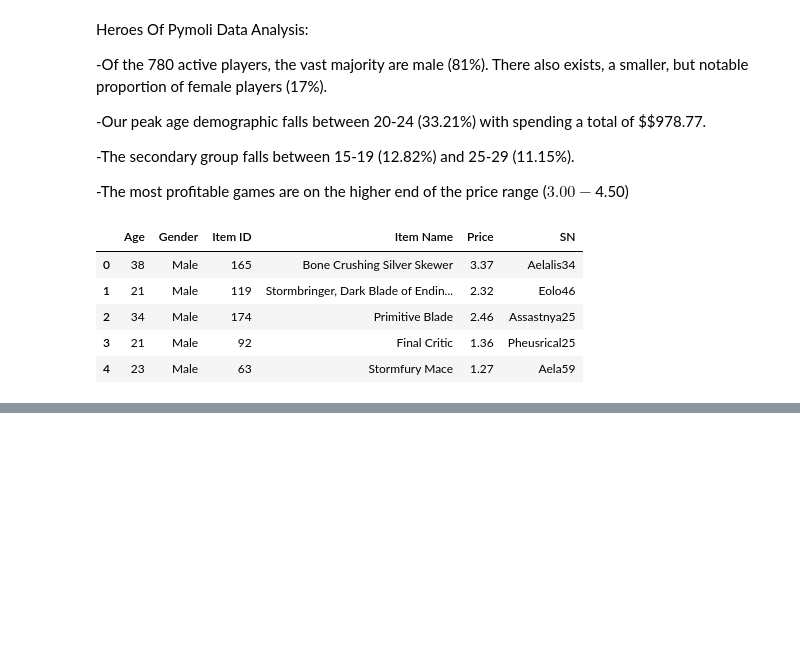
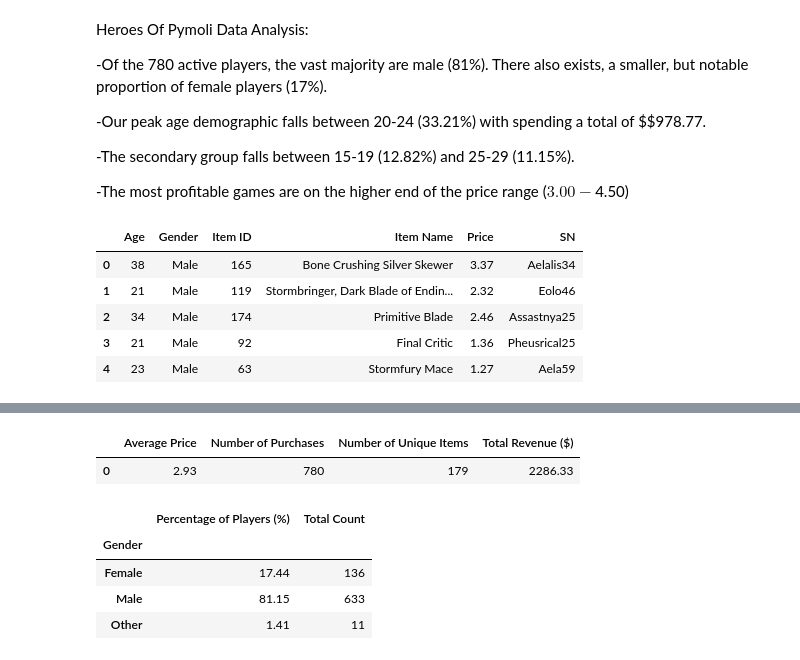
Before and after one commit to jnordbakk-zz/Python-Pandas, a Jupyter notebook: Pandas HW4.ipynb, the cells around one changed output, grey strips where cells are left out. Saved outputs shown, nothing was run; the diff lists cells and outputs as text; code cells hidden in the pictures; blank space fills up the shorter version.

```diff
--- a/Pandas HW4.ipynb
+++ b/Pandas HW4.ipynb
@@ -70,41 +73,50 @@ summary_df=pd.DataFrame({
     "Number of Unique Items": [unique],
     "Average Price": [average],
     "Number of Purchases":[counts],
-    "Total Revenue":[total]
+    "Total Revenue ($)":[total]
 })
 summary_df.round(2)
+# %% [output]
+|  | Average Price | Number of Purchases | Number of Unique Items | Total Revenue ($) |
+| 0 | 2.93 | 780 | 179 | 2286.33 |
 # %%
 ### Gender Demographics
 
 grouped=player_df.groupby("Gender")
 
 count=grouped.count()
 count_all=player_df["Gender"].count()
 
 #get count for each gender
 count_female=count.loc['Female','Age']
 count_male=count.loc['Male','Age']
 count_other=count.loc['Other \/ Non-Disclosed','Age']
 
 # Get percentages
-PercMale= (count_male/count_all)*100
+PercMale= ((count_male/count_all)*100)  #.map(convert_to_perc)
 PercFemale= (count_female/count_all)*100
 PercOther= (count_other/count_all)*100
 
 
 
 # Creating a summary DataFrame using above values
 
 summary_df=pd.DataFrame({
     "Total Count": [count_female,count_male,count_other],
-    "Percentage of Players":[PercFemale,PercMale,PercOther],
+    "Percentage of Players (%)":[PercFemale,PercMale,PercOther],
     'Gender': ['Female','Male','Other']
 })
 
 summary_df
 # set an existing column as the index
 summary_df=summary_df.set_index('Gender')
 summary_df.round(2)
+# %% [output]
+|  | Percentage of Players (%) | Total Count |
+| Gender |  |  |
+| Female | 17.44 | 136 |
+| Male | 81.15 | 633 |
+| Other | 1.41 | 11 |
 # %%
 ### Purchasing Analysis (Gender)
 
```
Also changed, not shown: parts of 6 cells of this notebook.
